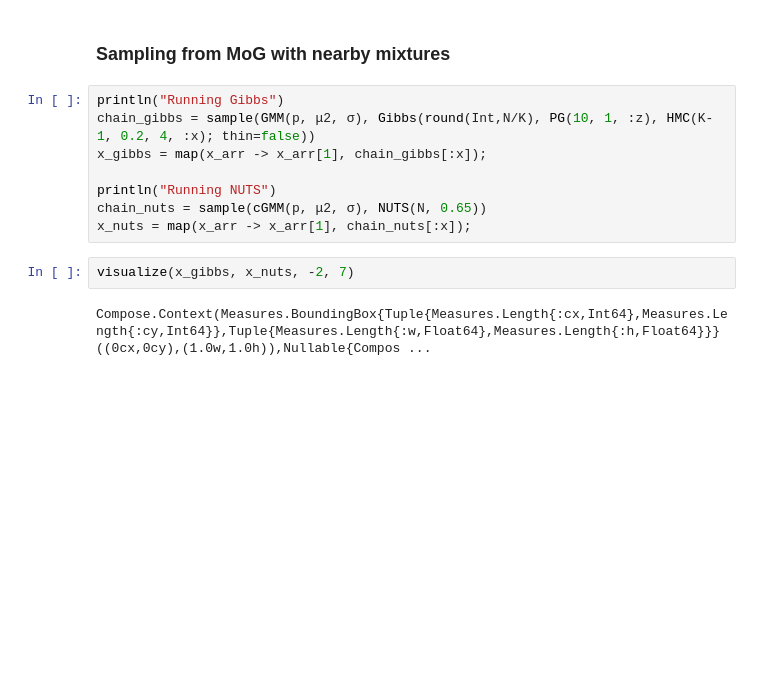
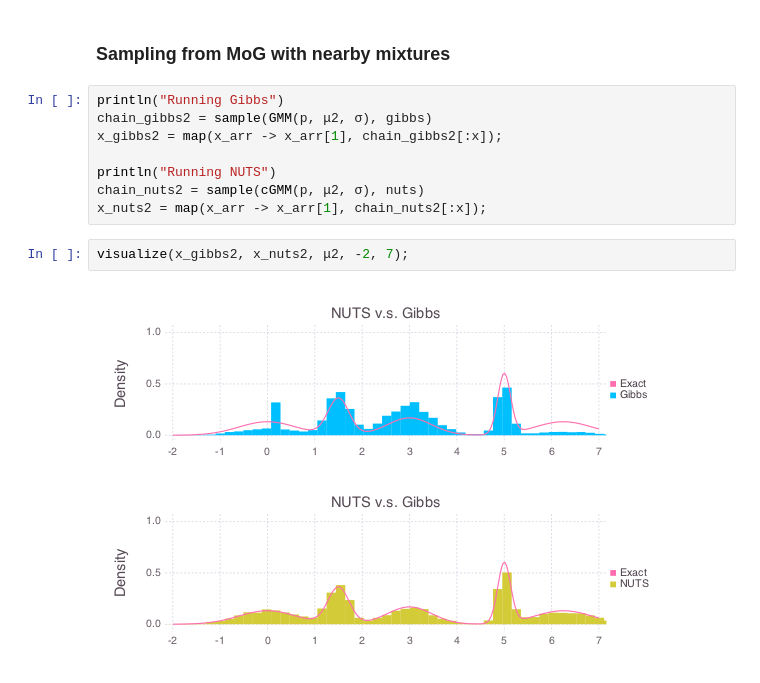
Before and after one commit to TuringLang/Turing.jl, a Jupyter notebook: notebooks/GMM.ipynb, the cells around one changed output. Cells and saved outputs as stored; diff of their text form; blank space fills up the shorter version.

```diff
--- a/notebooks/GMM.ipynb
+++ b/notebooks/GMM.ipynb
@@ -65,13 +66,13 @@ Compose.Context(Measures.BoundingBox{Tuple{Measures.Length{:cx,Int64},Measures.L
 ### Sampling from MoG with nearby mixtures
 # %%
 println("Running Gibbs")
-chain_gibbs = sample(GMM(p, μ2, σ), Gibbs(round(Int,N/K), PG(10, 1, :z), HMC(K-1, 0.2, 4, :x); thin=false))
-x_gibbs = map(x_arr -> x_arr[1], chain_gibbs[:x]);
+chain_gibbs2 = sample(GMM(p, μ2, σ), gibbs)
+x_gibbs2 = map(x_arr -> x_arr[1], chain_gibbs2[:x]);
 
 println("Running NUTS")
-chain_nuts = sample(cGMM(p, μ2, σ), NUTS(N, 0.65))
-x_nuts = map(x_arr -> x_arr[1], chain_nuts[:x]);
+chain_nuts2 = sample(cGMM(p, μ2, σ), nuts)
+x_nuts2 = map(x_arr -> x_arr[1], chain_nuts2[:x]);
 # %%
-visualize(x_gibbs, x_nuts, -2, 7)
+visualize(x_gibbs2, x_nuts2, μ2, -2, 7);
 # %% [output]
-Compose.Context(Measures.BoundingBox{Tuple{Measures.Length{:cx,Int64},Measures.Length{:cy,Int64}},Tuple{Measures.Length{:w,Float64},Measures.Length{:h,Float64}}}((0cx,0cy),(1.0w,1.0h)),Nullable{Compos ...
+[figure, added]
```
Also changed, not shown: parts of 5 cells of this notebook, 3 other files.
